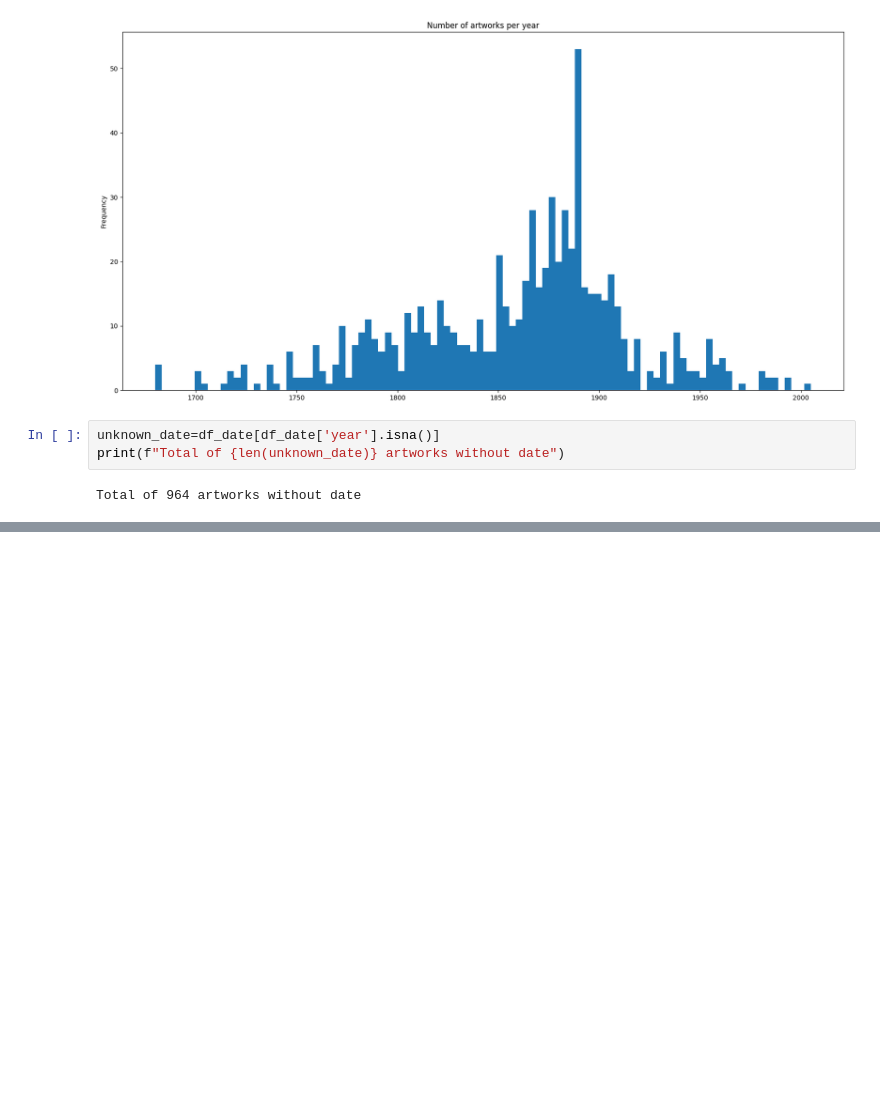
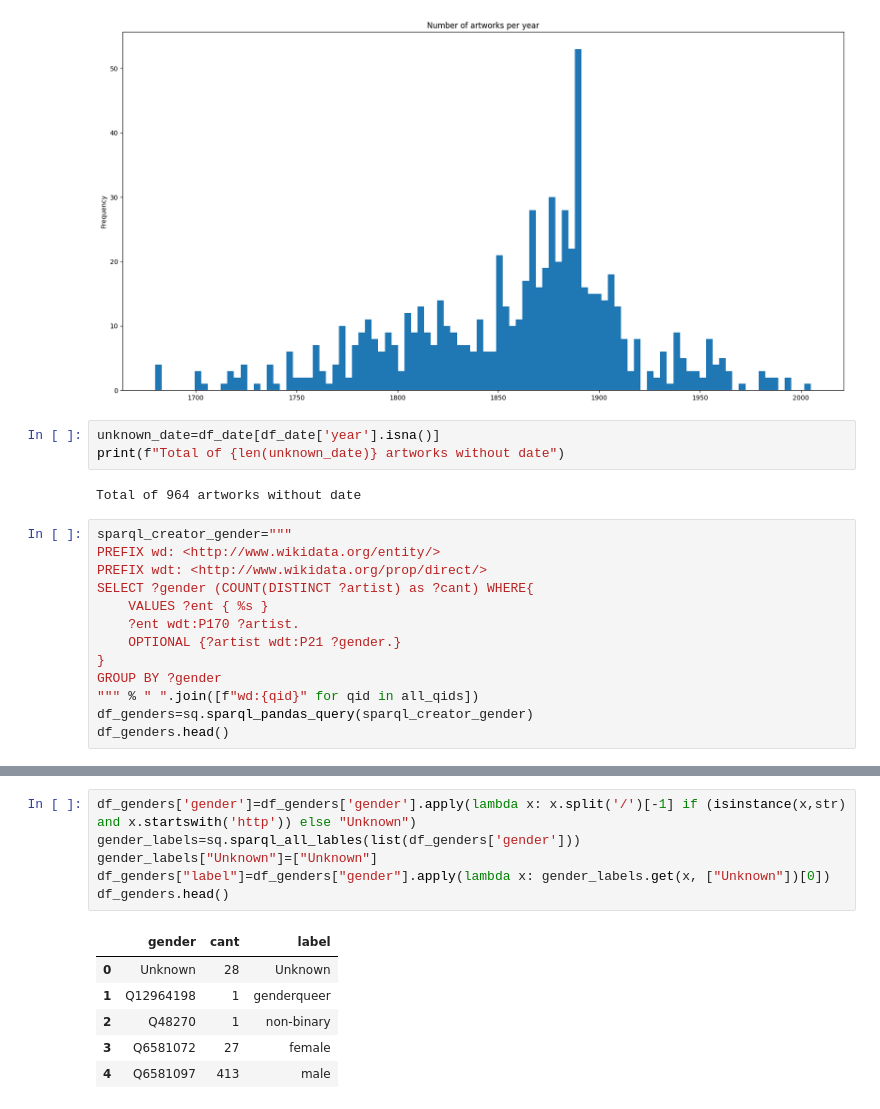
Before and after one commit to HPI-Information-Systems/MELArt, a Jupyter notebook: statistics.ipynb, the cells around one changed output, grey strips where cells are left out. Saved outputs shown, nothing was run; the diff lists cells and outputs as text; blank space fills up the shorter version.

```diff
--- a/statistics.ipynb
+++ b/statistics.ipynb
@@ -225,3 +225,16 @@ unknown_date=df_date[df_date['year'].isna()]
 print(f"Total of {len(unknown_date)} artworks without date")
 # %% [output]
 Total of 964 artworks without date
+# %%
+sparql_creator_gender="""
+PREFIX wd: <http://www.wikidata.org/entity/>
+PREFIX wdt: <http://www.wikidata.org/prop/direct/>
+SELECT ?gender (COUNT(DISTINCT ?artist) as ?cant) WHERE{
+    VALUES ?ent { %s }
+    ?ent wdt:P170 ?artist.
+    OPTIONAL {?artist wdt:P21 ?gender.}
+}
+GROUP BY ?gender
+""" % " ".join([f"wd:{qid}" for qid in all_qids])
+df_genders=sq.sparql_pandas_query(sparql_creator_gender)
+df_genders.head()
@@ -227,0 +248,13 @@ Total of 964 artworks without date
+# %%
+df_genders['gender']=df_genders['gender'].apply(lambda x: x.split('/')[-1] if (isinstance(x,str) and x.startswith('http')) else "Unknown")
+gender_labels=sq.sparql_all_lables(list(df_genders['gender']))
+gender_labels["Unknown"]=["Unknown"]
+df_genders["label"]=df_genders["gender"].apply(lambda x: gender_labels.get(x, ["Unknown"])[0])
+df_genders.head()
+# %% [output]
+|  | gender | cant | label |
+| 0 | Unknown | 28 | Unknown |
+| 1 | Q12964198 | 1 | genderqueer |
+| 2 | Q48270 | 1 | non-binary |
+| 3 | Q6581072 | 27 | female |
+| 4 | Q6581097 | 413 | male |
```
Also changed, not shown: parts of 4 cells of this notebook.
